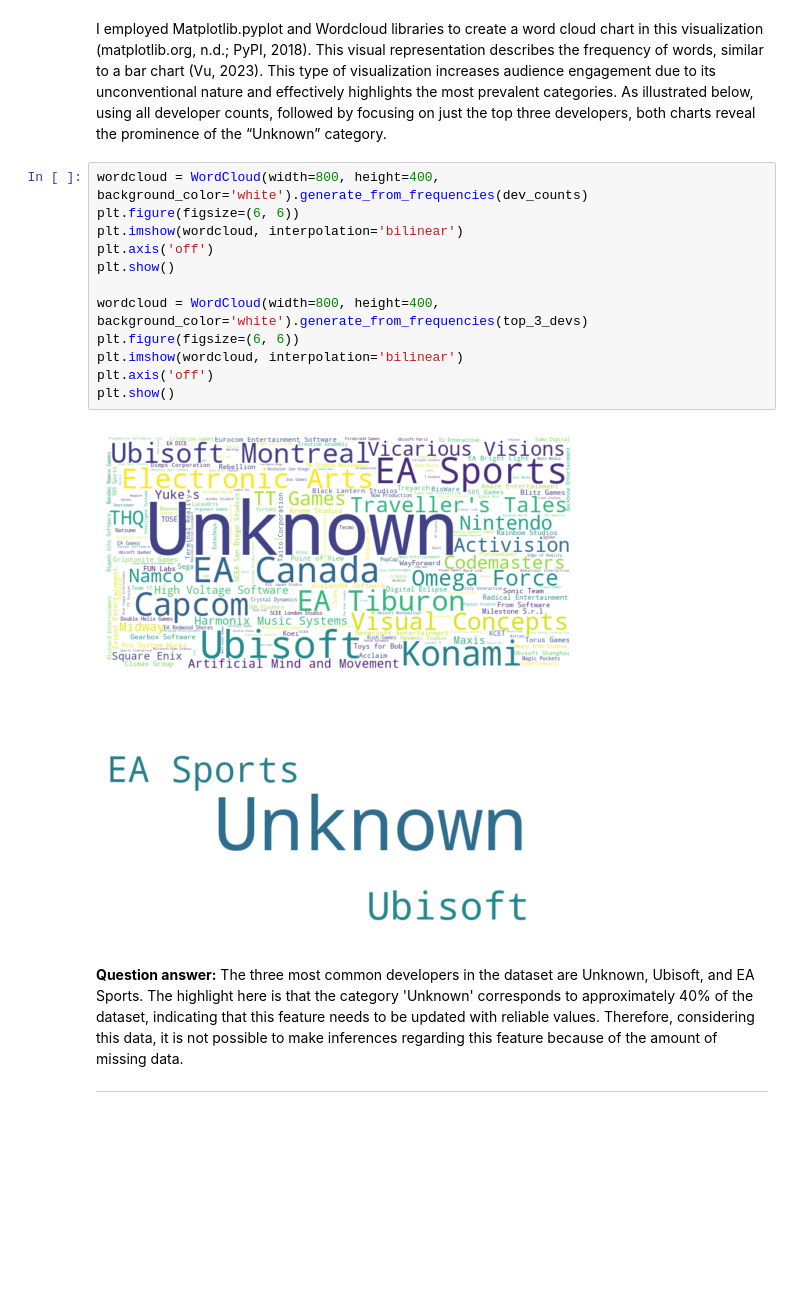
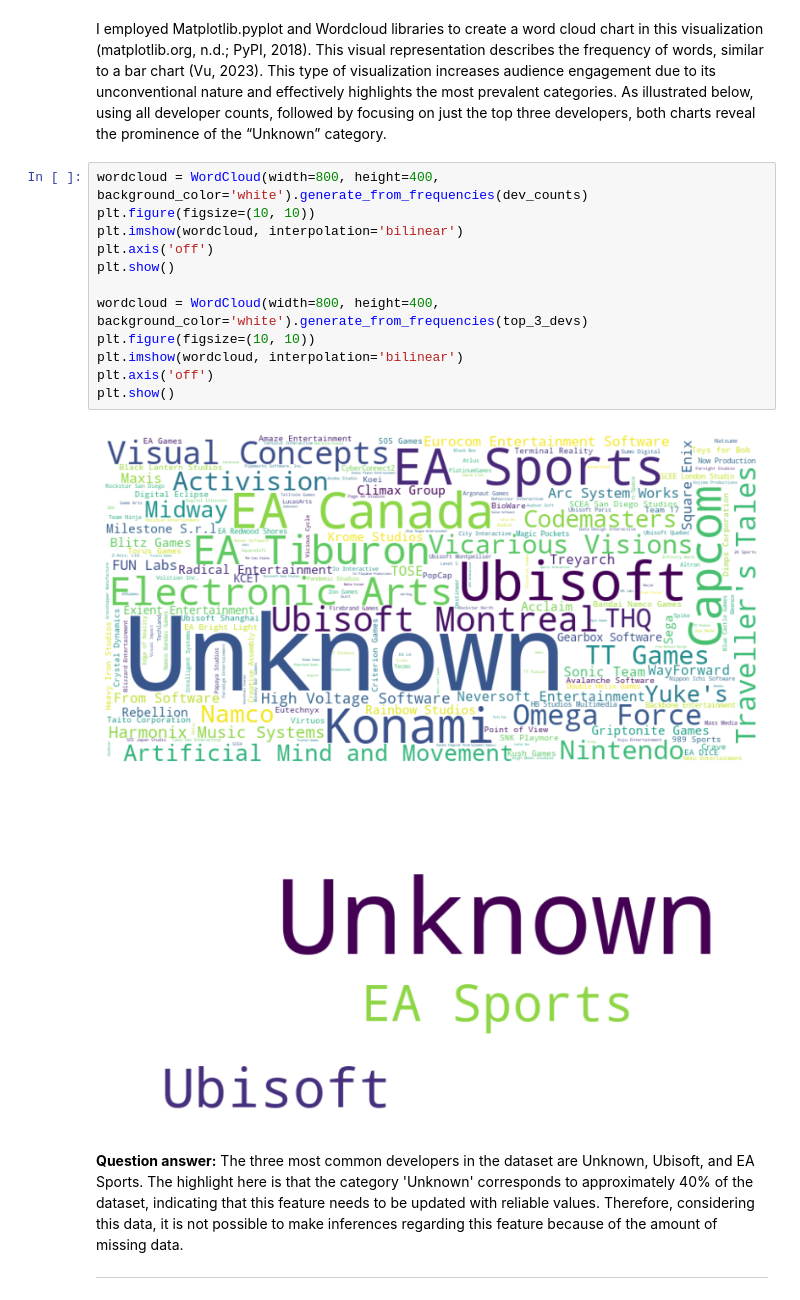
Before and after one commit to Daniela-MB/Data_visualisation_video_games_analysis, a Jupyter notebook: DanielaMarianoBarreto_DVizHDip_CA1.ipynb, the cells around one changed output. Drawn from its saved outputs; the diff is of its cells as text; blank space fills up the shorter version.

```diff
--- a/DanielaMarianoBarreto_DVizHDip_CA1.ipynb
+++ b/DanielaMarianoBarreto_DVizHDip_CA1.ipynb
@@ -878,19 +878,19 @@ Name: Developer, Length: 1697, dtype: int64
 I employed Matplotlib.pyplot and Wordcloud libraries to create a word cloud chart in this visualization (matplotlib.org, n.d.; PyPI, 2018). This visual representation describes the frequency of words, similar to a bar chart (Vu, 2023). This type of visualization increases audience engagement due to its unconventional nature and effectively highlights the most prevalent categories. As illustrated below, using all developer counts, followed by focusing on just the top three developers, both charts reveal the prominence of the “Unknown” category.
 # %%
 wordcloud = WordCloud(width=800, height=400, background_color='white').generate_from_frequencies(dev_counts)
-plt.figure(figsize=(6, 6))
+plt.figure(figsize=(10, 10))
 plt.imshow(wordcloud, interpolation='bilinear')
 plt.axis('off')
 plt.show()
 
 wordcloud = WordCloud(width=800, height=400, background_color='white').generate_from_frequencies(top_3_devs)
-plt.figure(figsize=(6, 6))
+plt.figure(figsize=(10, 10))
 plt.imshow(wordcloud, interpolation='bilinear')
 plt.axis('off')
 plt.show()
 # %% [output]
-[figure, old version]
+[figure, new version]
-[figure, old version]
+[figure, new version]
 # %% [markdown]
 **Question answer:** The three most common developers in the dataset are Unknown, Ubisoft, and EA Sports. The highlight here is that the category 'Unknown' corresponds to approximately 40% of the dataset, indicating that this feature needs to be updated with reliable values. Therefore, considering this data, it is not possible to make inferences regarding this feature because of the amount of missing data.
 
```
Also changed, not shown: parts of 24 cells of this notebook.
